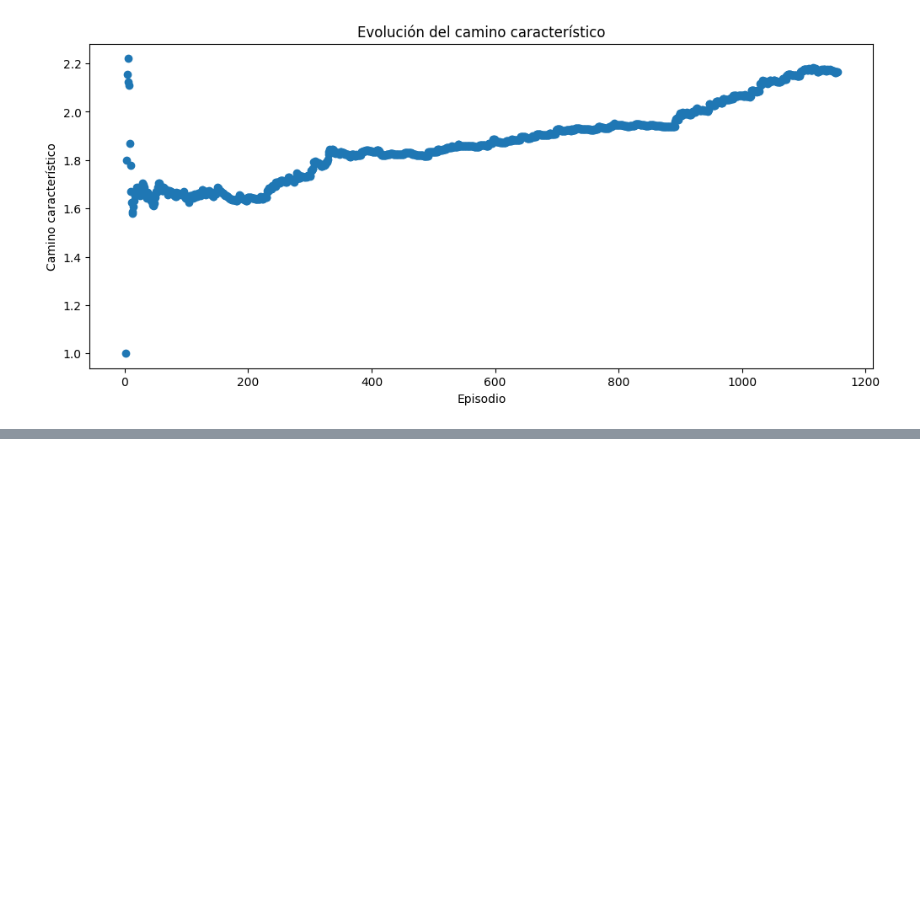
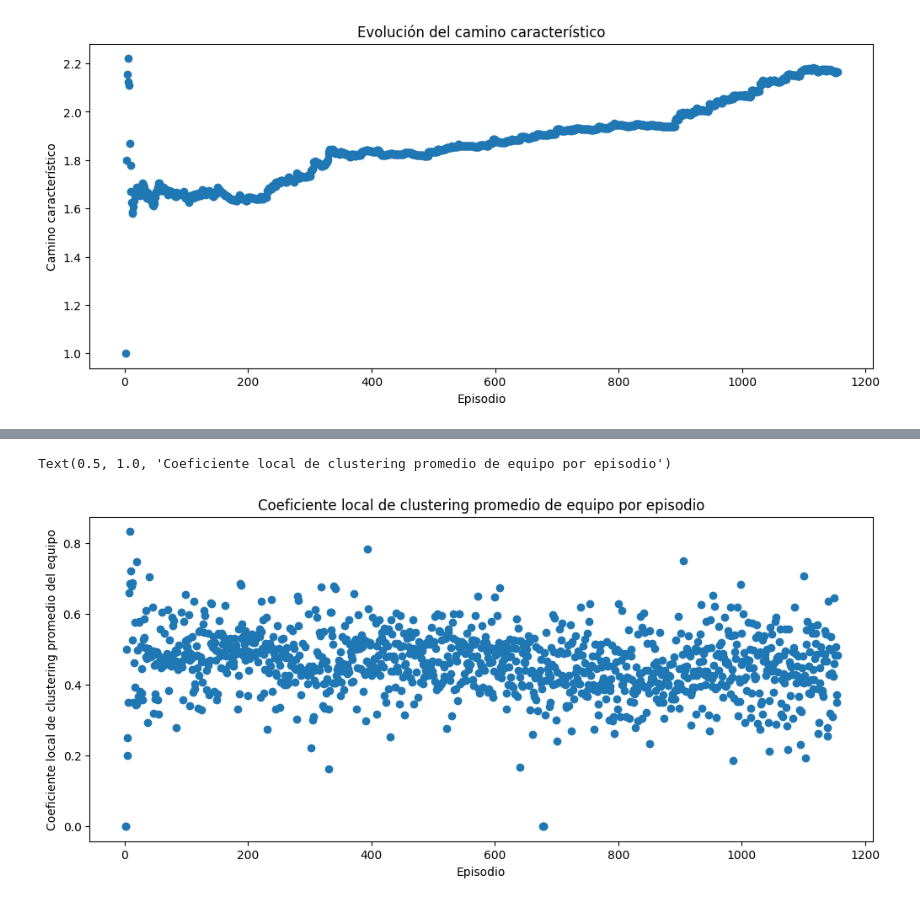
Before and after one commit to Jotape24/Complex-Networks-and-One-Piece, a Jupyter notebook: graph.ipynb, the cells around one changed output, grey strips where cells are left out. Drawn from its saved outputs; the diff is of its cells as text; code cells hidden in the pictures; blank space fills up the shorter version.

```diff
--- a/graph.ipynb
+++ b/graph.ipynb
@@ -1382,0 +1466,17 @@ Text(0.5, 1.0, 'Evolución del camino característico')
+# %%
+y = avg_previous_tm_clustering_coeff_list
+
+# plot de distribución
+
+plt.figure(figsize=(12, 5))
+
+plt.subplot(1, 1, 1)
+
+plt.scatter(x, y)
+
+plt.xlabel("Episodio")
+plt.ylabel("Coeficiente local de clustering promedio del equipo")
+plt.title("Coeficiente local de clustering promedio de equipo por episodio")
+# %% [output]
+Text(0.5, 1.0, 'Coeficiente local de clustering promedio de equipo por episodio')
+[figure, added]
```
Also changed, not shown: parts of 27 cells of this notebook, 1 other file.
